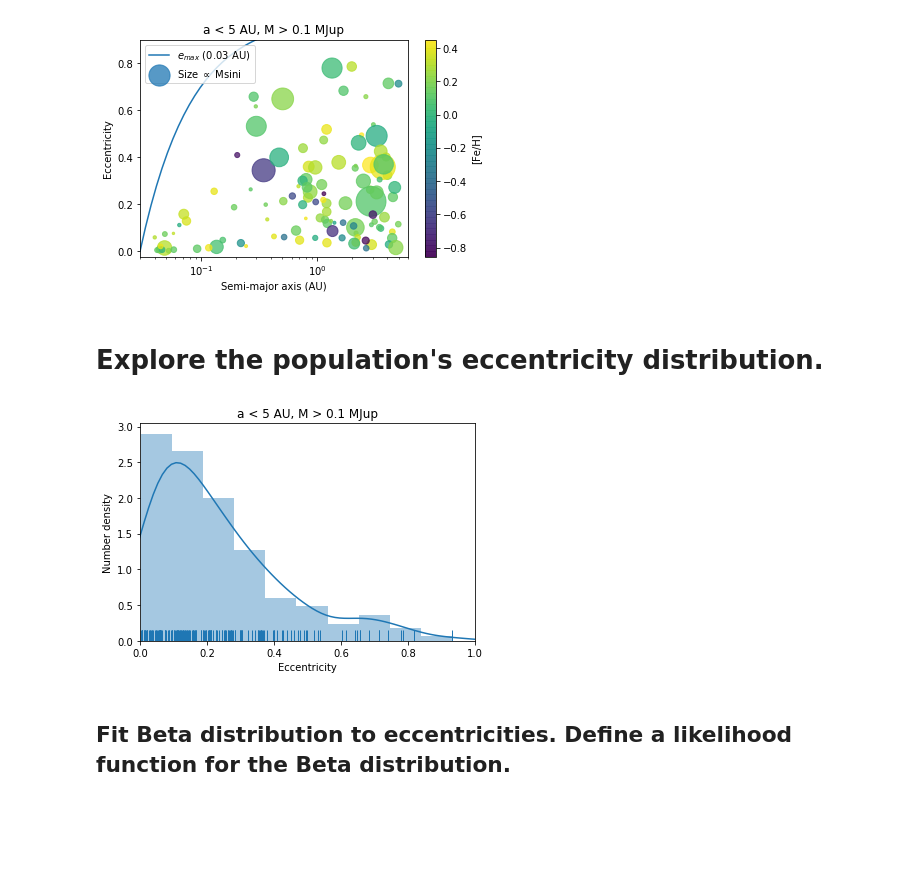
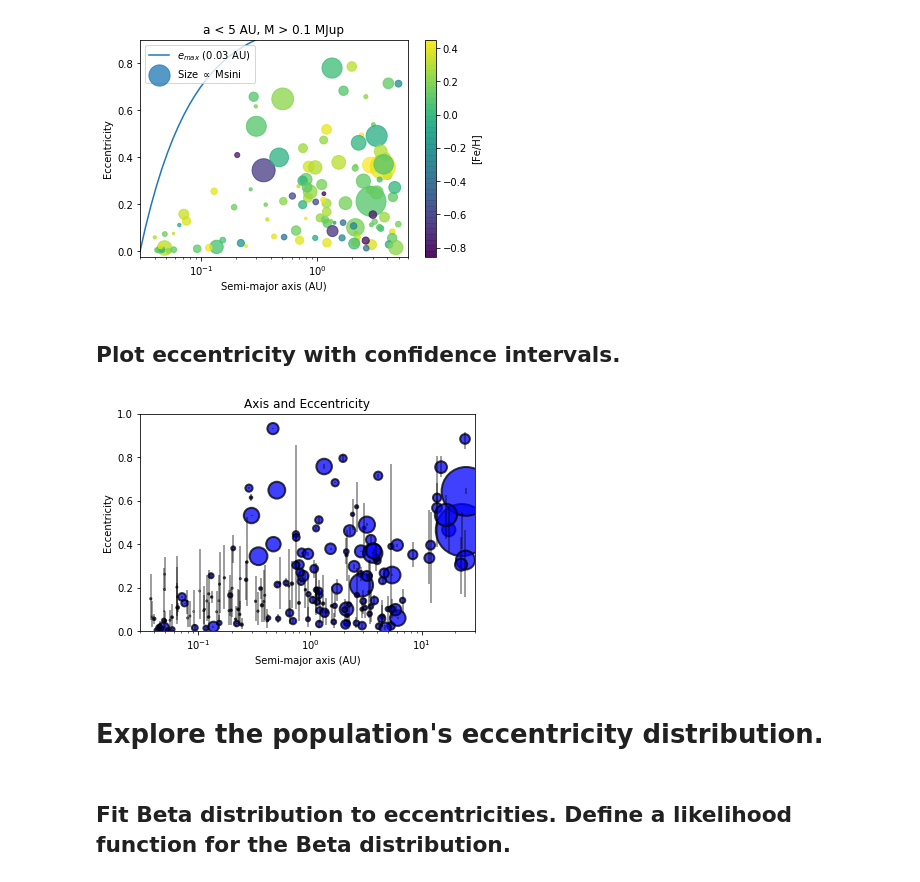
Before and after one commit to leerosenthalj/CLSI, a Jupyter notebook: Notebook_Statistics.ipynb, the cells around one changed output. Saved outputs shown, nothing was run; the diff lists cells and outputs as text; code cells hidden in the pictures; blank space fills up the shorter version.

```diff
--- a/Notebook_Statistics.ipynb
+++ b/Notebook_Statistics.ipynb
@@ -270,17 +274,48 @@ cbar.ax.set_ylabel('[Fe/H]')#, rotation=270)
 fig.savefig('planet_candidates/axis_eccentricity_log_lim.pdf')
 # %% [output]
 [figure]
+# %% [markdown]
+## Plot eccentricity with confidence intervals.
+# %%
+fig, ax = plt.subplots()
+plt.title('Axis and Eccentricity')
+#plt.title('a < 5 AU, M > 0.1 MJup')
+
+masses_plot = masses_planet.query('axis_plus/axis_minus < 10 and axis < 10')
+
+'''
+axerr = [masses_plot.axis_med - masses_plot.axis_minus,
+         masses_plot.axis_plus - masses_plot.axis_med]
+ecerr = [masses_plot.e_med - masses_plot.e_minus,
+         masses_plot.e_plus - masses_plot.e_med]
+
+ax.errorbar(masses_plot.axis, masses_plot.e_med,
+            xerr = axerr, yerr = ecerr, fmt='o',
+            alpha=0.75, c='black')
+            #size=list(50*masses_planet.mass),
+            #label=r'Size $\propto$ Msini')
+'''
+ax.scatter(masses_planet.axis_med, masses_planet.e_med,
+           s=list(30*masses_planet.mass),
+           c='blue', edgecolors='black',
+           alpha=0.75, linewidth=2,
+           label=r'Size $\propto$ Msini')
+
+# Differentiate between circular-consistent and eccentric-consistent.
+ax.vlines(masses_planet.axis_med, masses_planet.e_minus,
+          masses_planet.e_plus, alpha=0.5, color='black')
+
+ax.set_xlabel('Semi-major axis (AU)')
+ax.set_ylabel('Eccentricity')
+ax.set_xlim([0.03, 30])
+ax.set_ylim([0, 1])
+ax.set_xscale('log')
+#ax.legend(loc=2)
+fig.savefig('analysis_plots/axis_eccentricity_ci.png')
+# %% [output]
+[figure, added]
 # %% [markdown]
 # Explore the population's eccentricity distribution.
-# %%
-ax = sns.distplot(masses_planet.e, bins=10, rug=True)
-ax.set(xlabel='Eccentricity', ylabel='Number density')
-ax.set_title('a < 5 AU, M > 0.1 MJup')
-ax.set_xlim([0,1])
-fig = ax.get_figure()
-fig.savefig('planet_candidates/eccentricity_histogram_05.pdf')
-# %% [output]
-[figure, removed]
 # %% [markdown]
 ## Fit Beta distribution to eccentricities. Define a likelihood function for the Beta distribution.
 # %%
```
Also changed, not shown: parts of 23 cells of this notebook, 7 other files.
